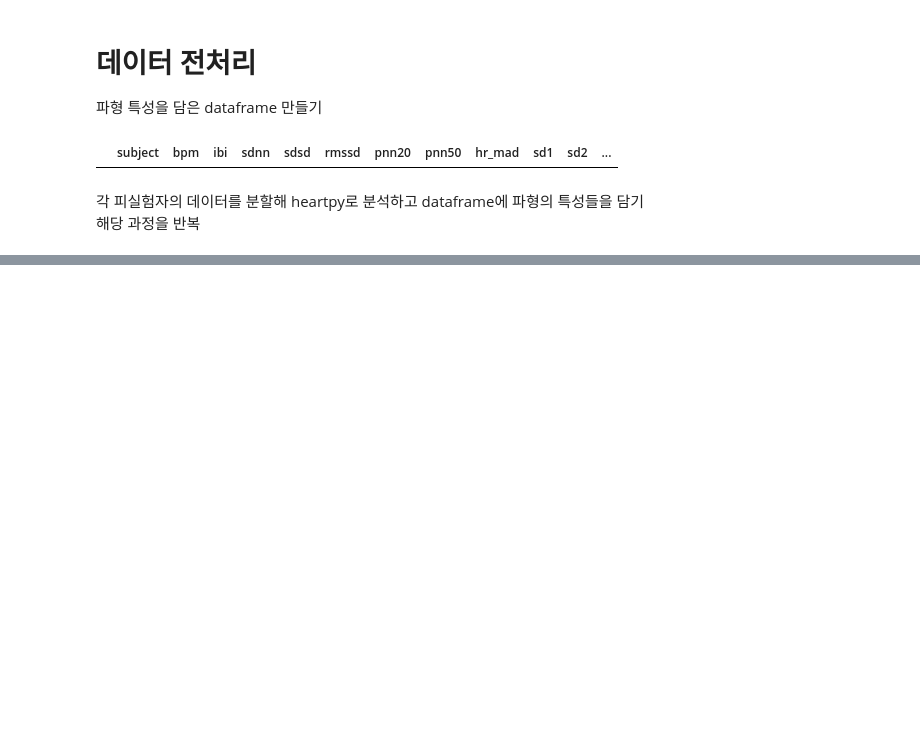
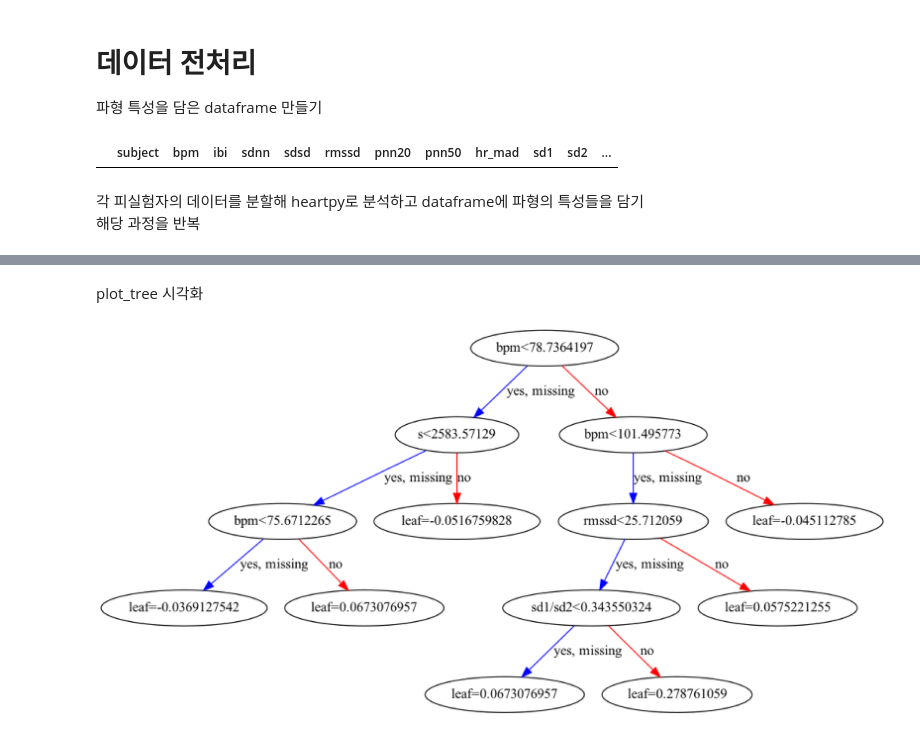
Before and after one commit to kumass2020/Multi-Modality-Person-Recognition, a Jupyter notebook: human_recognition.ipynb, the cells around one changed output, grey strips where cells are left out. Drawn from its saved outputs; the diff is of its cells as text; code cells hidden in the pictures; blank space fills up the shorter version.

```diff
--- a/human_recognition.ipynb
+++ b/human_recognition.ipynb
@@ -234,0 +262,11 @@ accuracy_score(y_pred, y_test)
+# %% [markdown]
+plot_tree 시각화
+# %%
+from xgboost import plot_tree
+from matplotlib.pylab import rcParams
+
+rcParams['figure.figsize'] = 80, 80
+plot_tree(model, num_trees=3)
+plt.show()
+# %% [output]
+[figure, added]
```
Also changed, not shown: parts of 6 cells of this notebook, 1 other file.
